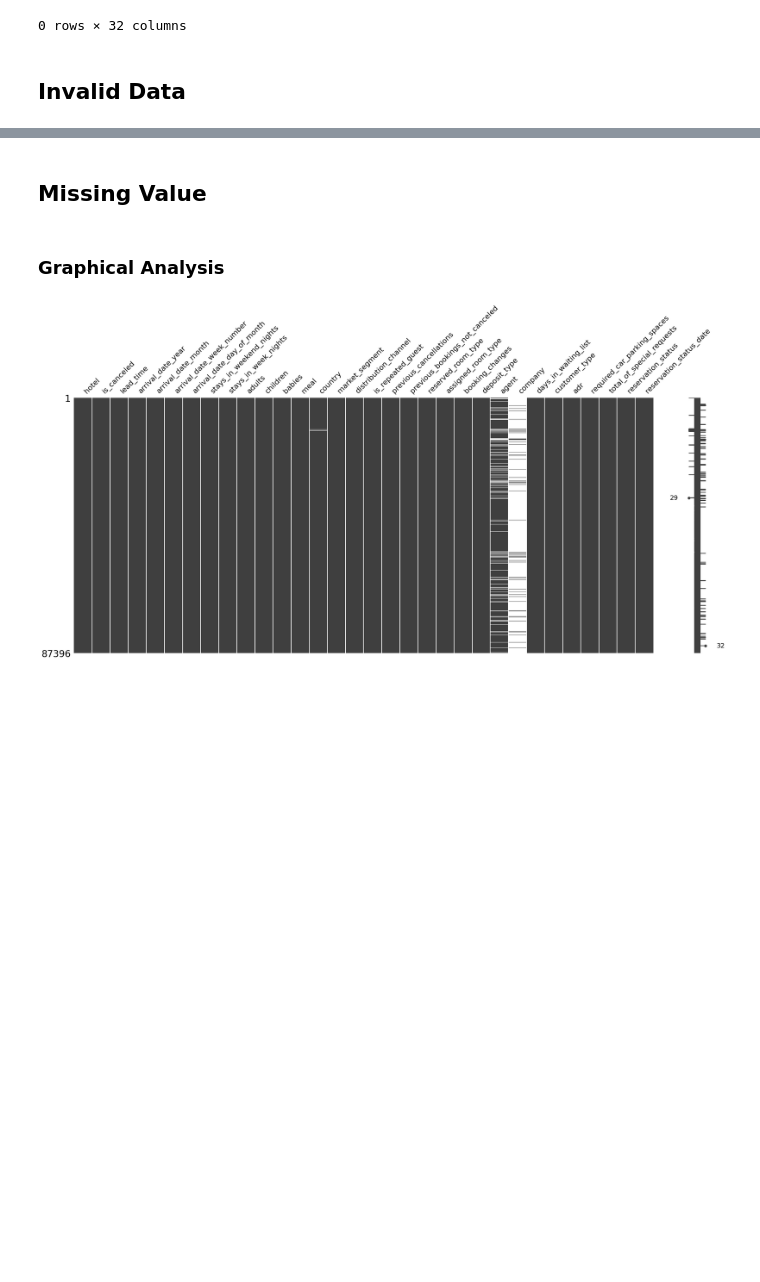
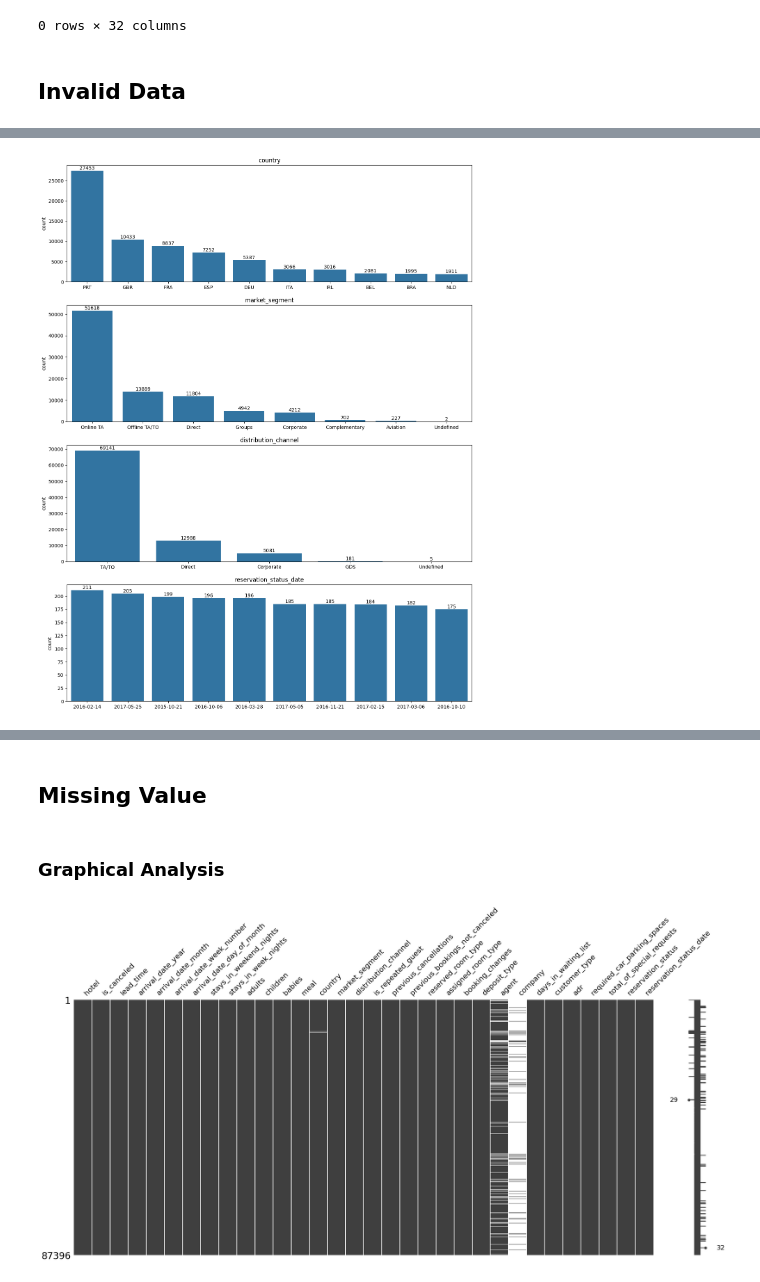
Before and after one commit to garudapaksi-yusuf/Hotel_Booking_Demand, a Jupyter notebook: Hotel_Bookings.ipynb, the cells around one changed output, grey strips where cells are left out. Saved outputs shown, nothing was run; the diff lists cells and outputs as text; code cells hidden in the pictures; blank space fills up the shorter version.

```diff
--- a/Hotel_Bookings.ipynb
+++ b/Hotel_Bookings.ipynb
@@ -488,0 +326,29 @@ phik_matrix(df=phik_matrix_columns_dropped, interval_cols='is_canceled', dropna=
+# %%
+# Creating subplots
+fig, axs = plt.subplots(nrows=4, ncols=1, # Setting number of rows & columns
+                        figsize=(15, 20))
+
+# Plotting bar charts
+ax = sns.countplot(data=df, x='country', # Showing counts of observation
+                   order=df.country.value_counts() # Ordering chart by values in descending order
+                                   .iloc[:10].index, # Selecting top 10 values
+                   ax=axs[0]) # Putting chart into subplot
+ax.set(title='country',
+       xlabel=None) # Removing redundant x-axis label
+ax.bar_label(container=ax.containers[0]) # Adding labels to chart
+
+ax = sns.countplot(data=df, x='market_segment', order=df.market_segment.value_counts().index, ax=axs[1])
+ax.set(title='market_segment', xlabel=None)
+ax.bar_label(container=ax.containers[0])
+
+ax = sns.countplot(data=df, x='distribution_channel', order=df.distribution_channel.value_counts().index, ax=axs[2])
+ax.set(title='distribution_channel', xlabel=None)
+ax.bar_label(container=ax.containers[0])
+
+ax = sns.countplot(data=df, x='reservation_status_date', order=df.reservation_status_date.value_counts().iloc[:10].index, ax=axs[3])
+ax.set(title='reservation_status_date', xlabel=None)
+ax.bar_label(container=ax.containers[0])
+
+plt.show()
+# %% [output]
+[figure, added]
```
Also changed, not shown: parts of 61 cells of this notebook.
